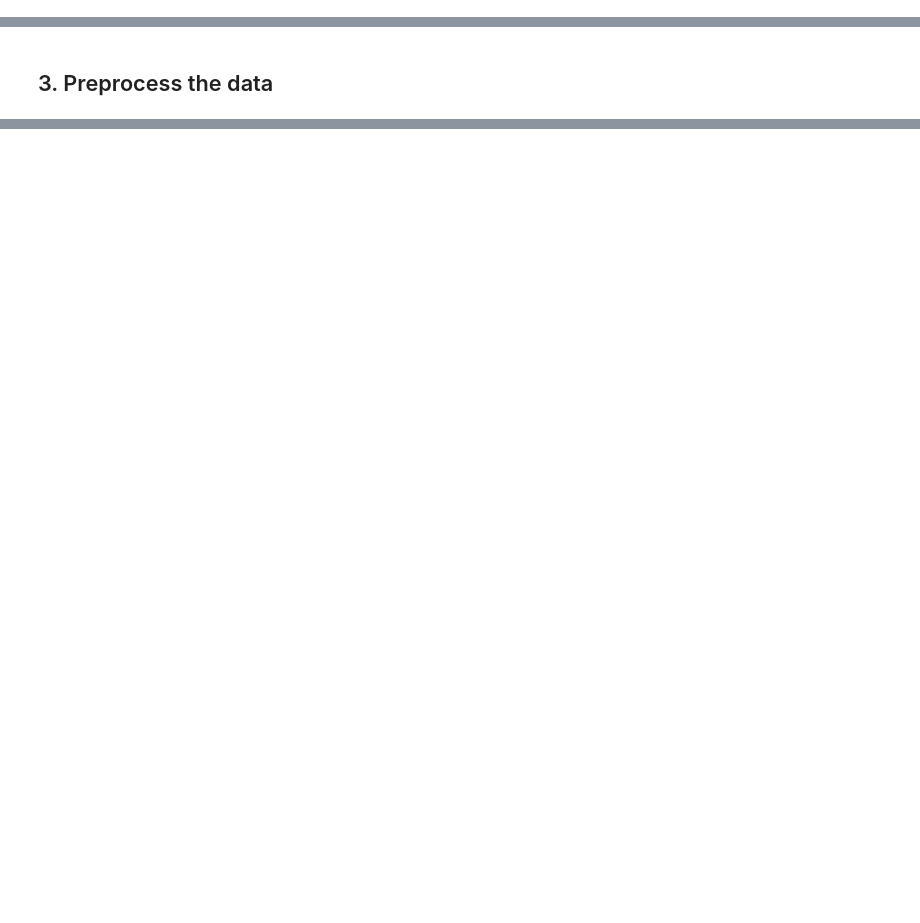
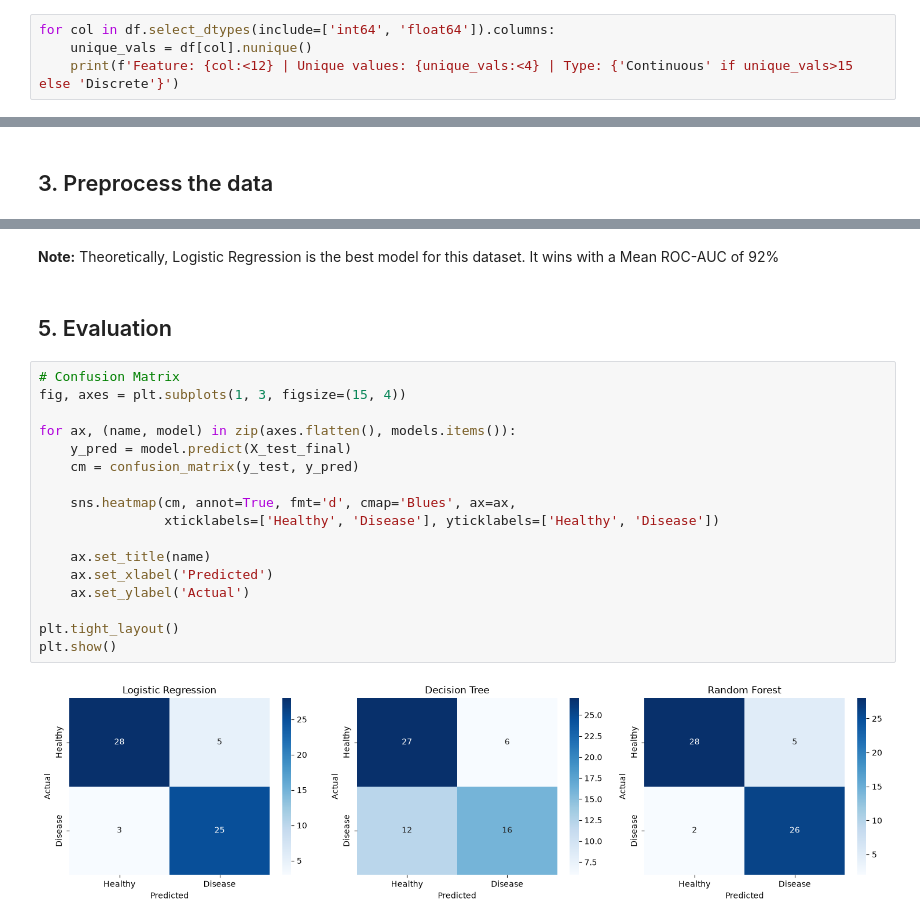
Before and after one commit to farzeen-code/Disease-Prediction-Model, a Jupyter notebook: disease-prediction.ipynb, the cells around one changed output, grey strips where cells are left out. Drawn from its saved outputs; the diff is of its cells as text; blank space fills up the shorter version.

```diff
--- a/disease-prediction.ipynb
+++ b/disease-prediction.ipynb
@@ -125,0 +136,4 @@ plt.show()
+# %%
+for col in df.select_dtypes(include=['int64', 'float64']).columns:
+    unique_vals = df[col].nunique()
+    print(f'Feature: {col:<12} | Unique values: {unique_vals:<4} | Type: {'Continuous' if unique_vals>15 else 'Discrete'}')
@@ -180,0 +354,23 @@ from sklearn.preprocessing import StandardScaler
+# %% [markdown]
+**Note:** Theoretically, Logistic Regression is the best model for this dataset. It wins with a Mean ROC-AUC of 92%
+# %% [markdown]
+## 5. Evaluation
+# %%
+# Confusion Matrix
+fig, axes = plt.subplots(1, 3, figsize=(15, 4))
+
+for ax, (name, model) in zip(axes.flatten(), models.items()):
+    y_pred = model.predict(X_test_final)
+    cm = confusion_matrix(y_test, y_pred)
+
+    sns.heatmap(cm, annot=True, fmt='d', cmap='Blues', ax=ax,
+                xticklabels=['Healthy', 'Disease'], yticklabels=['Healthy', 'Disease'])
+
+    ax.set_title(name)
+    ax.set_xlabel('Predicted')
+    ax.set_ylabel('Actual')
+
+plt.tight_layout()
+plt.show()
+# %% [output]
+[figure, added]
```
Also changed, not shown: parts of 22 cells of this notebook.
